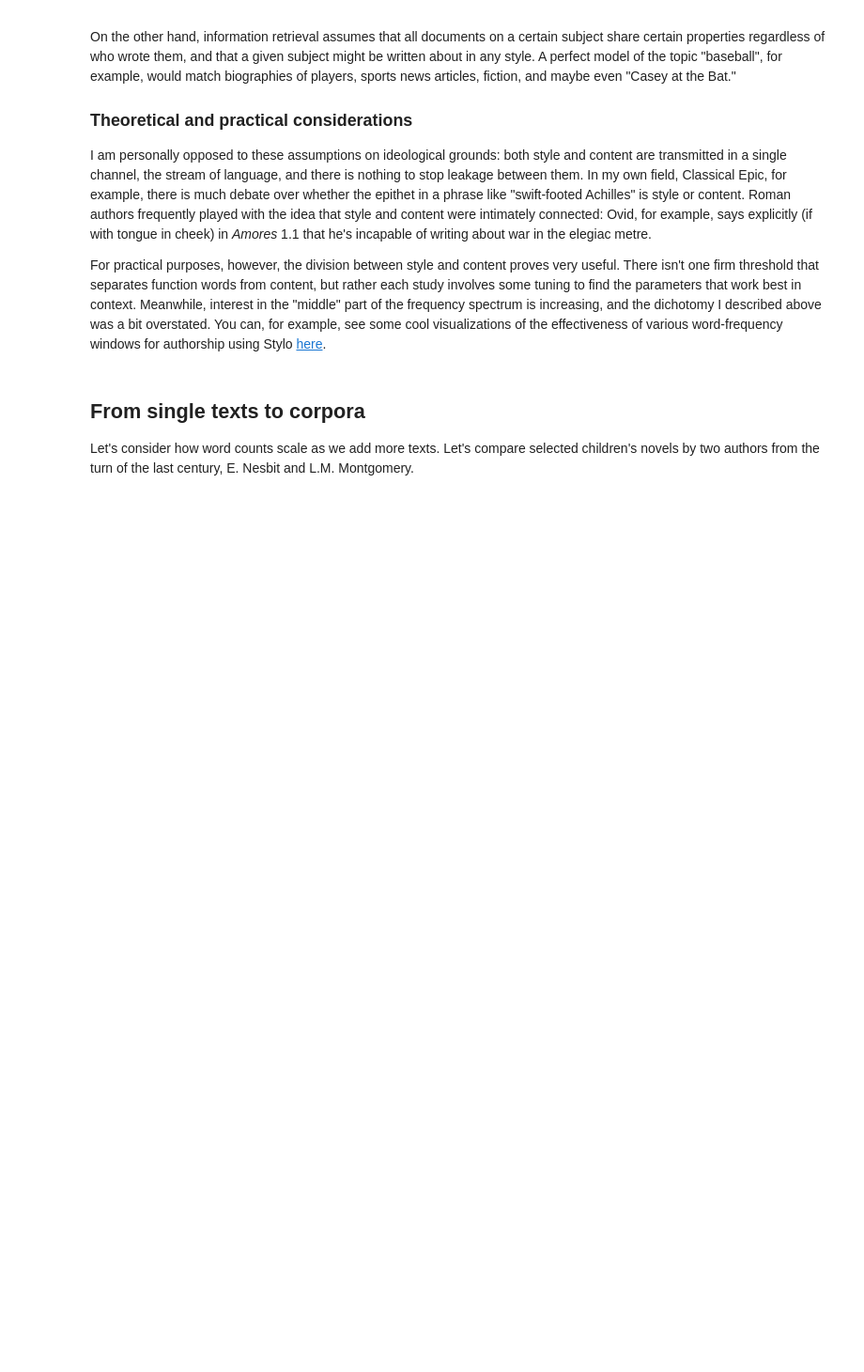
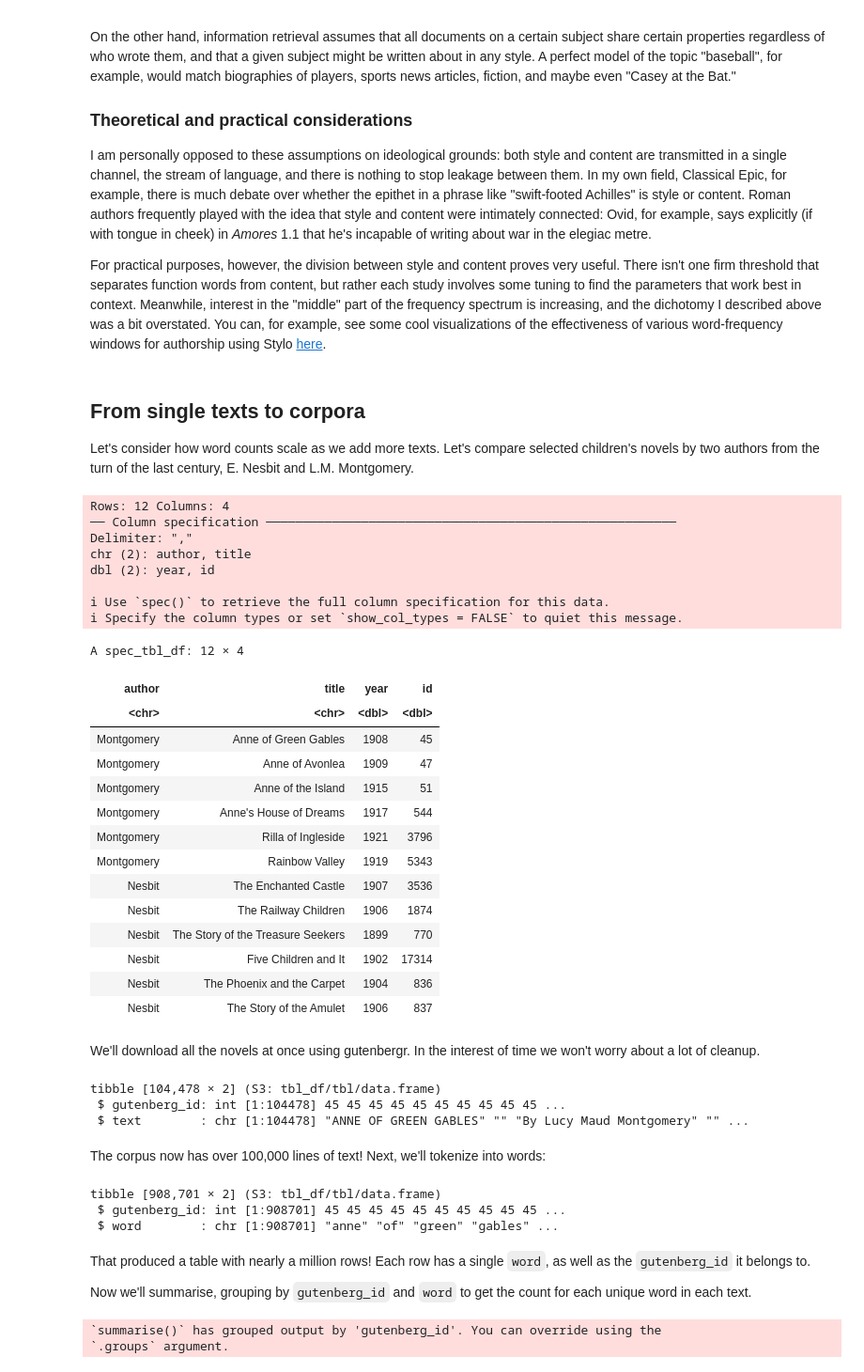
Before and after one commit to cwf2/rostock_r, a Jupyter notebook: 4 - Words.ipynb, the cells around one changed output. Shown: that part at 94% size. Saved outputs shown, nothing was run; the diff lists cells and outputs as text; code cells hidden in the pictures; blank space fills up the shorter version.

```diff
--- a/4 - Words.ipynb
+++ b/4 - Words.ipynb
@@ -213,3 +213,32 @@ For practical purposes, however, the division between style and content proves v
 ## From single texts to corpora
 
 Let's consider how word counts scale as we add more texts. Let's compare selected children's novels by two authors from the turn of the last century, E. Nesbit and L.M. Montgomery.
+# %%
+corpus <- read_csv('https://raw.githubusercontent.com/cwf2/rostock_r/main/data/novels.csv')
+corpus
+# %% [output]
+Rows: 12 Columns: 4
+── Column specification ────────────────────────────────────────────────────────
+Delimiter: ","
+chr (2): author, title
+dbl (2): year, id
+
+ℹ Use `spec()` to retrieve the full column specification for this data.
+ℹ Specify the column types or set `show_col_types = FALSE` to quiet this message.
+A spec_tbl_df: 12 × 4
+| author | title | year | id |
+| <chr> | <chr> | <dbl> | <dbl> |
+| Montgomery | Anne of Green Gables | 1908 | 45 |
+| Montgomery | Anne of Avonlea | 1909 | 47 |
+| Montgomery | Anne of the Island | 1915 | 51 |
+| Montgomery | Anne's House of Dreams | 1917 | 544 |
+| Montgomery | Rilla of Ingleside | 1921 | 3796 |
+| Montgomery | Rainbow Valley | 1919 | 5343 |
+| Nesbit | The Enchanted Castle | 1907 | 3536 |
+| Nesbit | The Railway Children | 1906 | 1874 |
+| Nesbit | The Story of the Treasure Seekers | 1899 | 770 |
+| Nesbit | Five Children and It | 1902 | 17314 |
+| Nesbit | The Phoenix and the Carpet | 1904 | 836 |
+| Nesbit | The Story of the Amulet | 1906 | 837 |
+# %% [markdown]
+We'll download all the novels at once using gutenbergr. In the interest of time we won't worry about a lot of cleanup.
@@ -215,0 +247,8 @@ Let's consider how word counts scale as we add more texts. Let's compare selecte
+# %%
+str(corpus_lines)
+# %% [output]
+tibble [104,478 × 2] (S3: tbl_df/tbl/data.frame)
+ $ gutenberg_id: int [1:104478] 45 45 45 45 45 45 45 45 45 45 ...
+ $ text        : chr [1:104478] "ANNE OF GREEN GABLES" "" "By Lucy Maud Montgomery" "" ...
+# %% [markdown]
+The corpus now has over 100,000 lines of text! Next, we'll tokenize into words:
@@ -215,0 +258,18 @@ Let's consider how word counts scale as we add more texts. Let's compare selecte
+# %%
+str(corpus_words)
+# %% [output]
+tibble [908,701 × 2] (S3: tbl_df/tbl/data.frame)
+ $ gutenberg_id: int [1:908701] 45 45 45 45 45 45 45 45 45 45 ...
+ $ word        : chr [1:908701] "anne" "of" "green" "gables" ...
+# %% [markdown]
+That produced a table with nearly a million rows! Each row has a single `word`, as well as the `gutenberg_id` it belongs to.
+
+Now we'll summarise, grouping by `gutenberg_id` and `word` to get the count for each unique word in each text.
+# %%
+counts_by_book <- corpus_words %>%
+    group_by(gutenberg_id, word) %>%
+    summarize(n=n()) %>%
+    arrange(desc(n))
+# %% [output]
+`summarise()` has grouped output by 'gutenberg_id'. You can override using the
+`.groups` argument.
```
Also changed, not shown: parts of 11 cells of this notebook, 1 other file.
